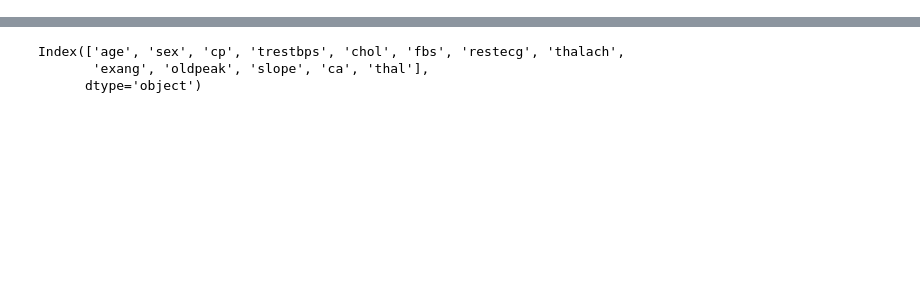
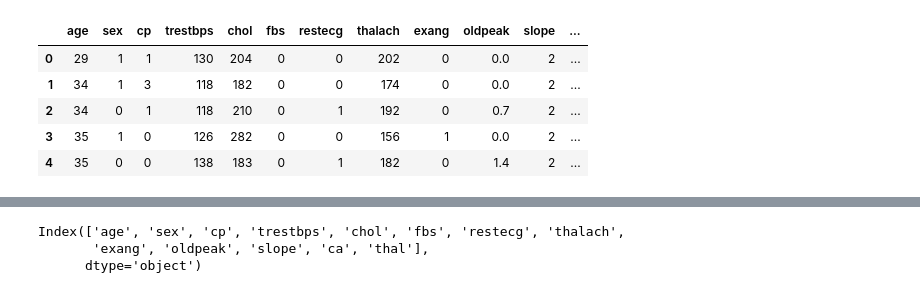
Before and after one commit to sophiegroenwold/heart-disease-ds100, a Jupyter notebook: heart-disease-exploration.ipynb, the cells around one changed output, grey strips where cells are left out. Cells and saved outputs as stored; diff of their text form; code cells hidden in the pictures; blank space fills up the shorter version.

```diff
--- a/heart-disease-exploration.ipynb
+++ b/heart-disease-exploration.ipynb
@@ -388,0 +30,13 @@ plot_pc(list(kaggle_df.drop('target', axis = 1).columns), vt, 0)
+# %%
+kaggle_df = pd.read_csv('heart.csv')
+kaggle_df = kaggle_df.sort_values(by=['age'])
+kaggle_df = kaggle_df.reset_index().drop('index', axis=1)
+
+kaggle_df.head()
+# %% [output]
+|  | age | sex | cp | trestbps | chol | fbs | restecg | thalach | exang | oldpeak | slope | ... |
+| 0 | 29 | 1 | 1 | 130 | 204 | 0 | 0 | 202 | 0 | 0.0 | 2 | ... |
+| 1 | 34 | 1 | 3 | 118 | 182 | 0 | 0 | 174 | 0 | 0.0 | 2 | ... |
+| 2 | 34 | 0 | 1 | 118 | 210 | 0 | 1 | 192 | 0 | 0.7 | 2 | ... |
+| 3 | 35 | 1 | 0 | 126 | 282 | 0 | 0 | 156 | 1 | 0.0 | 2 | ... |
+| 4 | 35 | 0 | 0 | 138 | 183 | 0 | 1 | 182 | 0 | 1.4 | 2 | ... |
```
Also changed, not shown: parts of 57 cells of this notebook, 2 other files.
